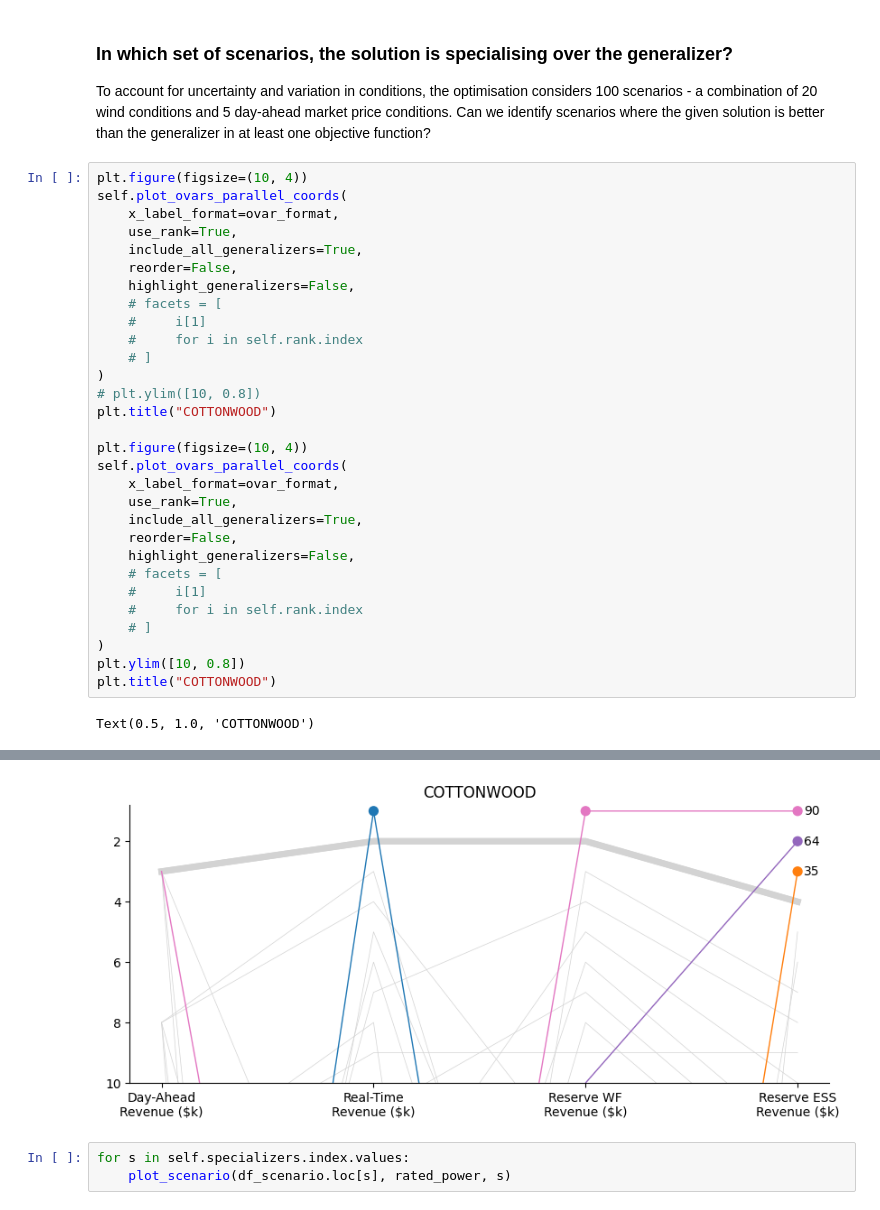
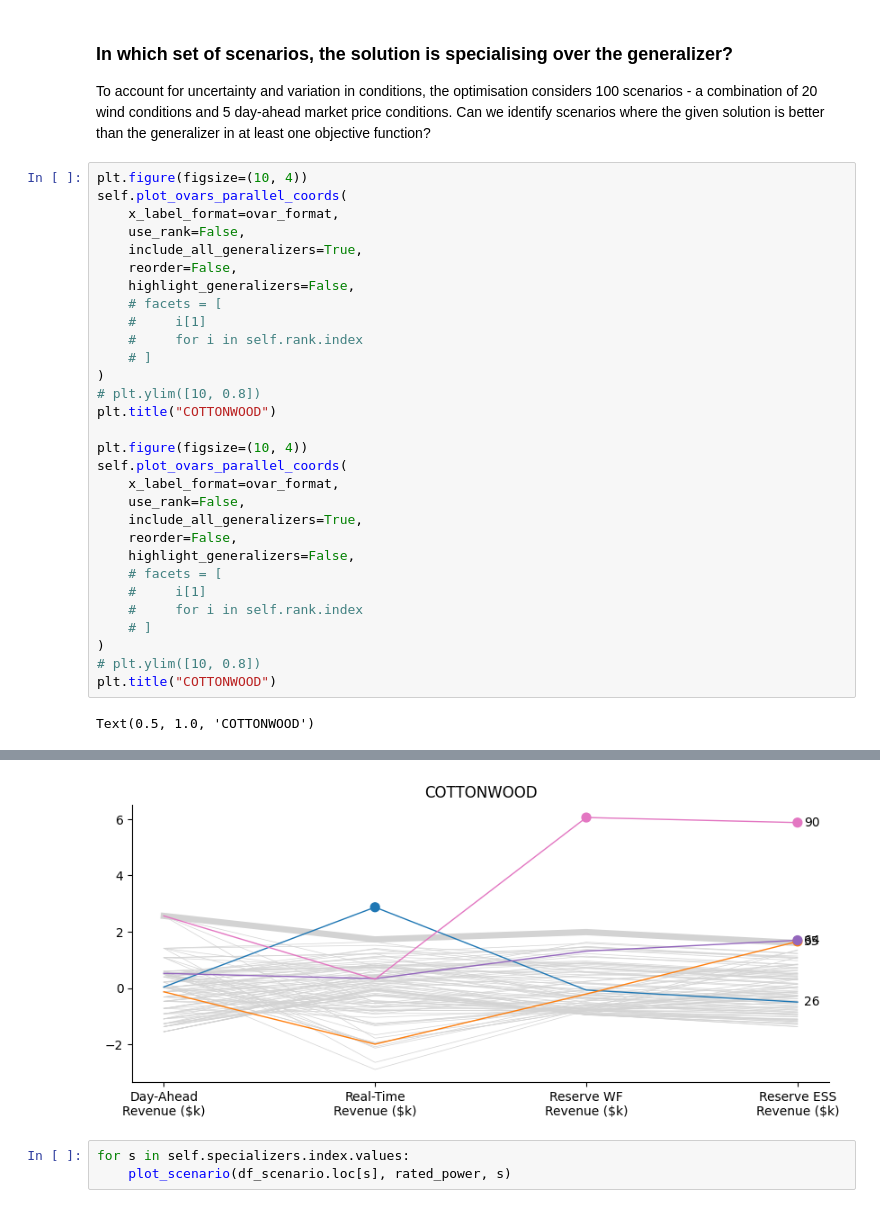
Before and after one commit to pnnl/pyMOODS, a Jupyter notebook: notebooks/Studies/MoCoDo_Solution_Data.ipynb, the cells around one changed output, grey strips where cells are left out. Saved outputs shown, nothing was run; the diff lists cells and outputs as text.

```diff
--- a/notebooks/Studies/MoCoDo_Solution_Data.ipynb
+++ b/notebooks/Studies/MoCoDo_Solution_Data.ipynb
@@ -446,7 +458,7 @@ To account for uncertainty and variation in conditions, the optimisation conside
 plt.figure(figsize=(10, 4))
 self.plot_ovars_parallel_coords(
     x_label_format=ovar_format,
-    use_rank=True,
+    use_rank=False,
     include_all_generalizers=True,
     reorder=False,
     highlight_generalizers=False,
@@ -461,7 +473,7 @@ plt.title("COTTONWOOD")
 plt.figure(figsize=(10, 4))
 self.plot_ovars_parallel_coords(
     x_label_format=ovar_format,
-    use_rank=True,
+    use_rank=False,
     include_all_generalizers=True,
     reorder=False,
     highlight_generalizers=False,
@@ -470,7 +482,7 @@ self.plot_ovars_parallel_coords(
     #     for i in self.rank.index
     # ]
 )
-plt.ylim([10, 0.8])
+# plt.ylim([10, 0.8])
 plt.title("COTTONWOOD")
 # %% [output]
 Text(0.5, 1.0, 'COTTONWOOD')
@@ -478,4 +490,4 @@ Text(0.5, 1.0, 'COTTONWOOD')
-[figure, old version]
+[figure, new version]
 # %%
 for s in self.specializers.index.values:
     plot_scenario(df_scenario.loc[s], rated_power, s)
```
Also changed, not shown: parts of 8 cells of this notebook, 5 other files.
